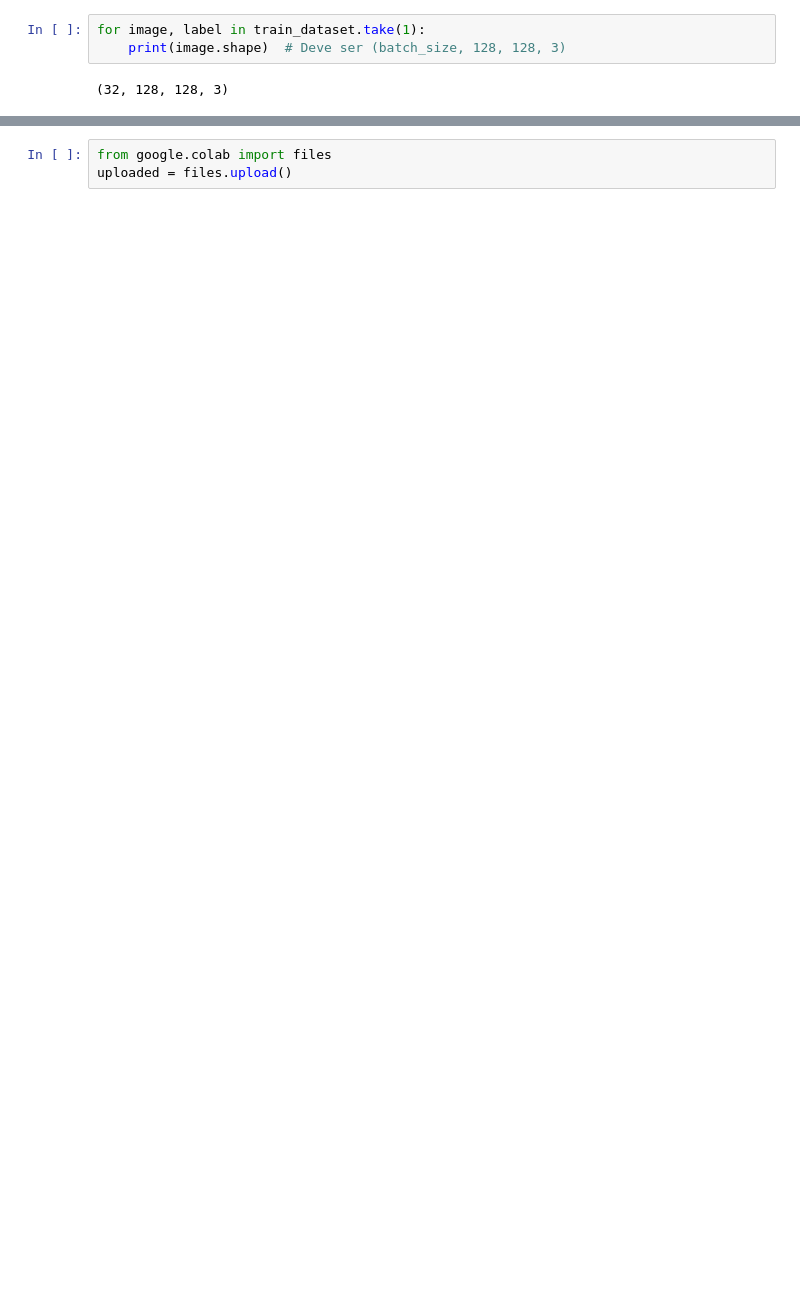
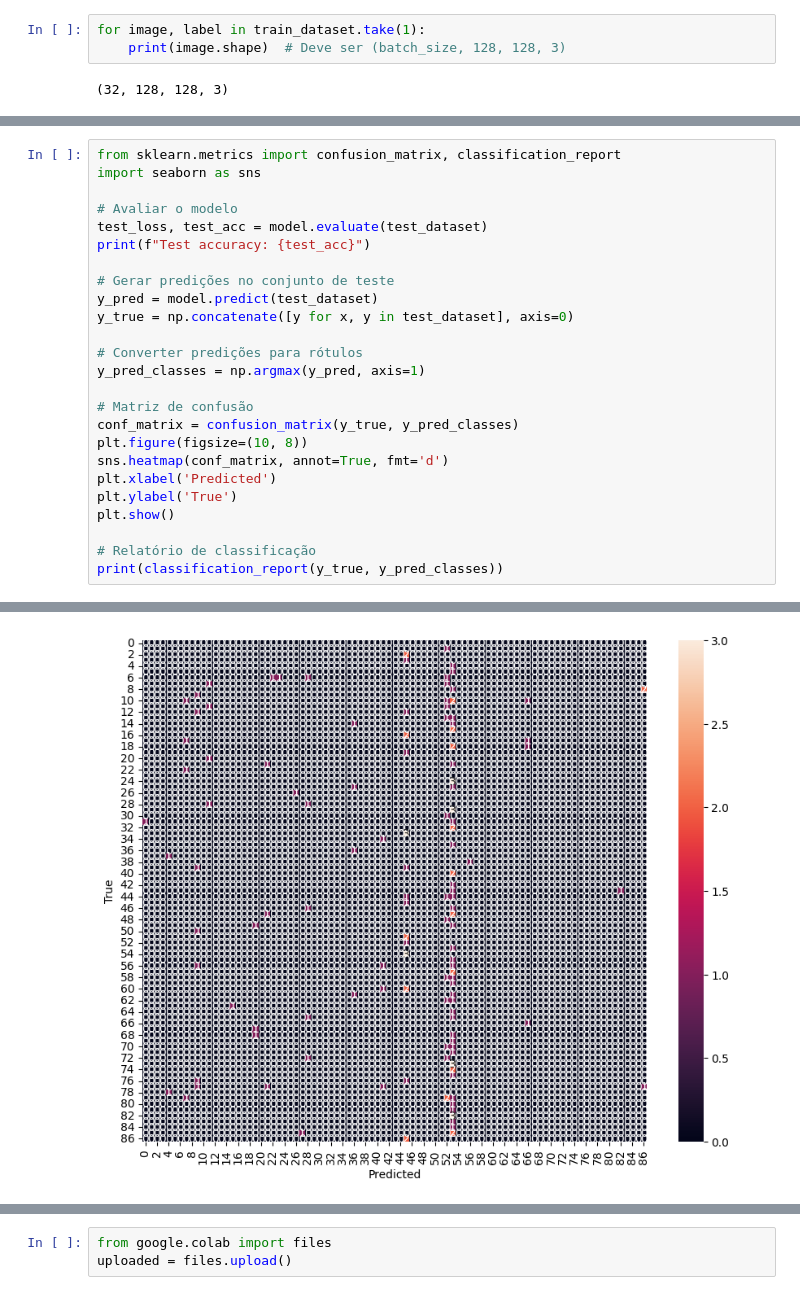
Before and after one commit to TaiMorais/Flower-Classification, a Jupyter notebook: FlowerClassification.ipynb, the cells around one changed output, grey strips where cells are left out. Saved outputs shown, nothing was run; the diff lists cells and outputs as text; blank space fills up the shorter version.

Commit message:
Atualização Visual
Incorporei funcionalidades interativas para visualizar o progresso e fornecer interfaces visuais para entender como a acurácia estava evoluindo ao longo das épocas

```diff
--- a/FlowerClassification.ipynb
+++ b/FlowerClassification.ipynb
@@ -92,0 +129,26 @@ Test accuracy: 0.14705882966518402
+# %%
+from sklearn.metrics import confusion_matrix, classification_report
+import seaborn as sns
+
+# Avaliar o modelo
+test_loss, test_acc = model.evaluate(test_dataset)
+print(f"Test accuracy: {test_acc}")
+
+# Gerar predições no conjunto de teste
+y_pred = model.predict(test_dataset)
+y_true = np.concatenate([y for x, y in test_dataset], axis=0)
+
+# Converter predições para rótulos
+y_pred_classes = np.argmax(y_pred, axis=1)
+
+# Matriz de confusão
+conf_matrix = confusion_matrix(y_true, y_pred_classes)
+plt.figure(figsize=(10, 8))
+sns.heatmap(conf_matrix, annot=True, fmt='d')
+plt.xlabel('Predicted')
+plt.ylabel('True')
+plt.show()
+
+# Relatório de classificação
+print(classification_report(y_true, y_pred_classes))
+# %% [output]
@@ -92,0 +158 @@ Test accuracy: 0.14705882966518402
+[figure, added]
```
Also changed, not shown: parts of 8 cells of this notebook.
